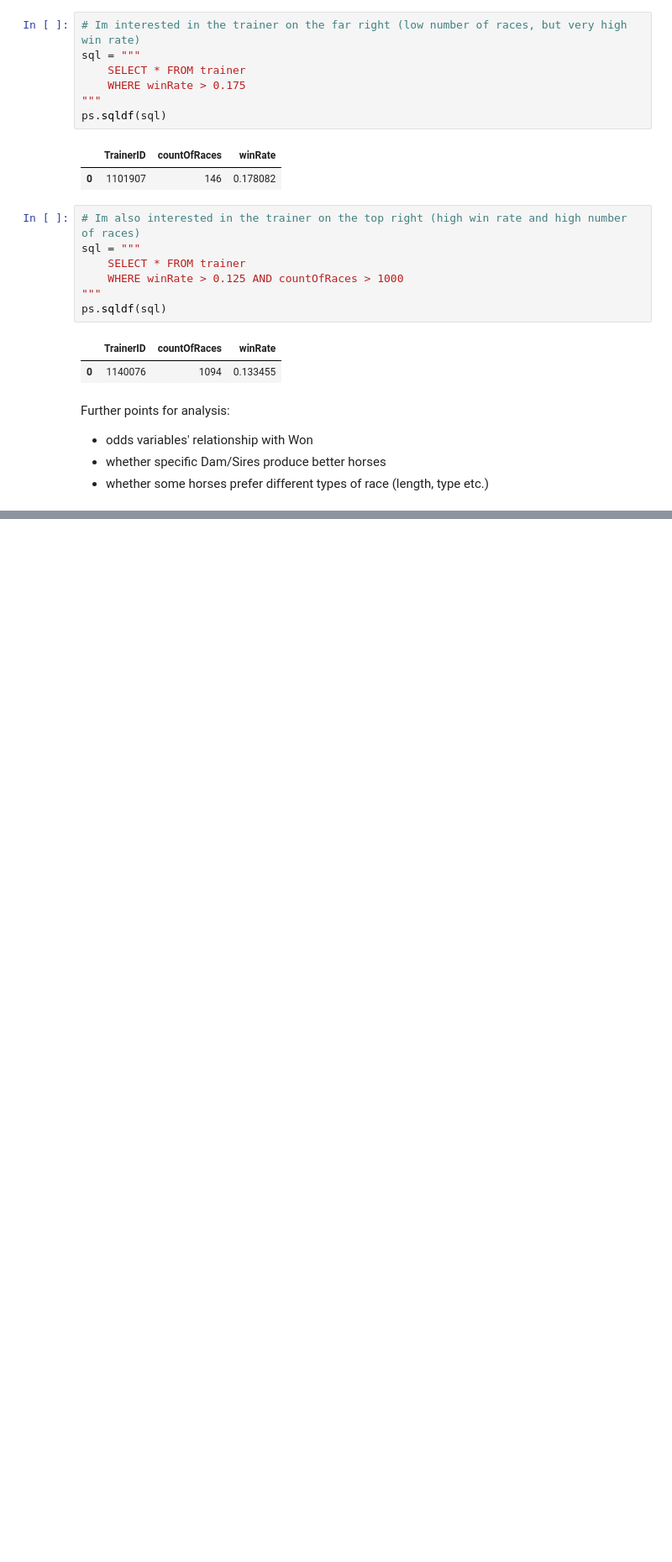
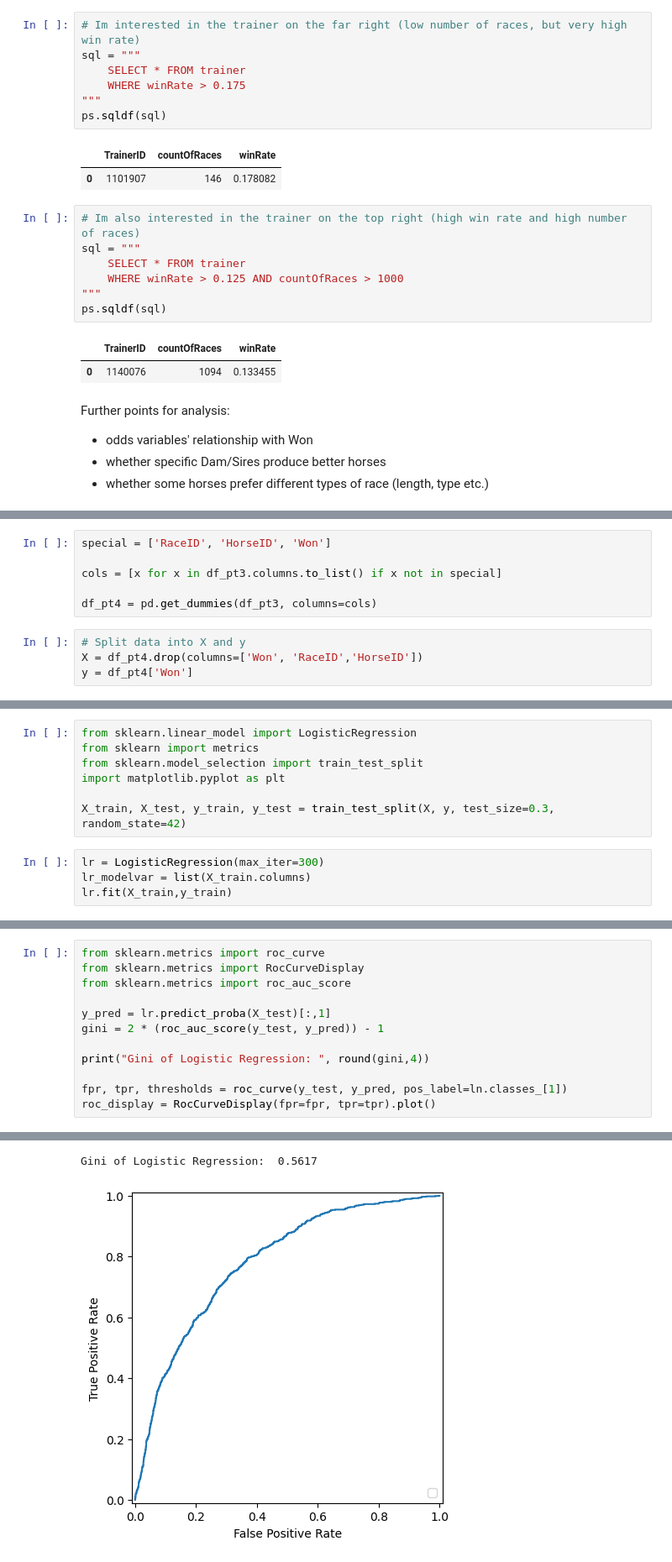
Before and after one commit to tpwpower/horses, a Jupyter notebook: TPower-horses.ipynb, the cells around one changed output, grey strips where cells are left out. Shown at 84% size. Drawn from its saved outputs; the diff is of its cells as text; blank space fills up the shorter version.

Commit message:
Added modelling element

```diff
--- a/TPower-horses.ipynb
+++ b/TPower-horses.ipynb
@@ -473,0 +582,10 @@ Further points for analysis:
+# %%
+special = ['RaceID', 'HorseID', 'Won']
+
+cols = [x for x in df_pt3.columns.to_list() if x not in special]
+
+df_pt4 = pd.get_dummies(df_pt3, columns=cols)
+# %%
+# Split data into X and y
+X = df_pt4.drop(columns=['Won', 'RaceID','HorseID'])
+y = df_pt4['Won']
@@ -473,0 +595,11 @@ Further points for analysis:
+# %%
+from sklearn.linear_model import LogisticRegression
+from sklearn import metrics
+from sklearn.model_selection import train_test_split
+import matplotlib.pyplot as plt
+
+X_train, X_test, y_train, y_test = train_test_split(X, y, test_size=0.3, random_state=42)
+# %%
+lr = LogisticRegression(max_iter=300)
+lr_modelvar = list(X_train.columns)
+lr.fit(X_train,y_train)
@@ -473,0 +608,13 @@ Further points for analysis:
+# %%
+from sklearn.metrics import roc_curve
+from sklearn.metrics import RocCurveDisplay
+from sklearn.metrics import roc_auc_score
+
+y_pred = lr.predict_proba(X_test)[:,1]
+gini = 2 * (roc_auc_score(y_test, y_pred)) - 1
+
+print("Gini of Logistic Regression: ", round(gini,4))
+
+fpr, tpr, thresholds = roc_curve(y_test, y_pred, pos_label=ln.classes_[1])
+roc_display = RocCurveDisplay(fpr=fpr, tpr=tpr).plot()
+# %% [output]
@@ -473,0 +622,2 @@ Further points for analysis:
+Gini of Logistic Regression:  0.5617
+[figure, added]
```
Also changed, not shown: parts of 26 cells of this notebook.
